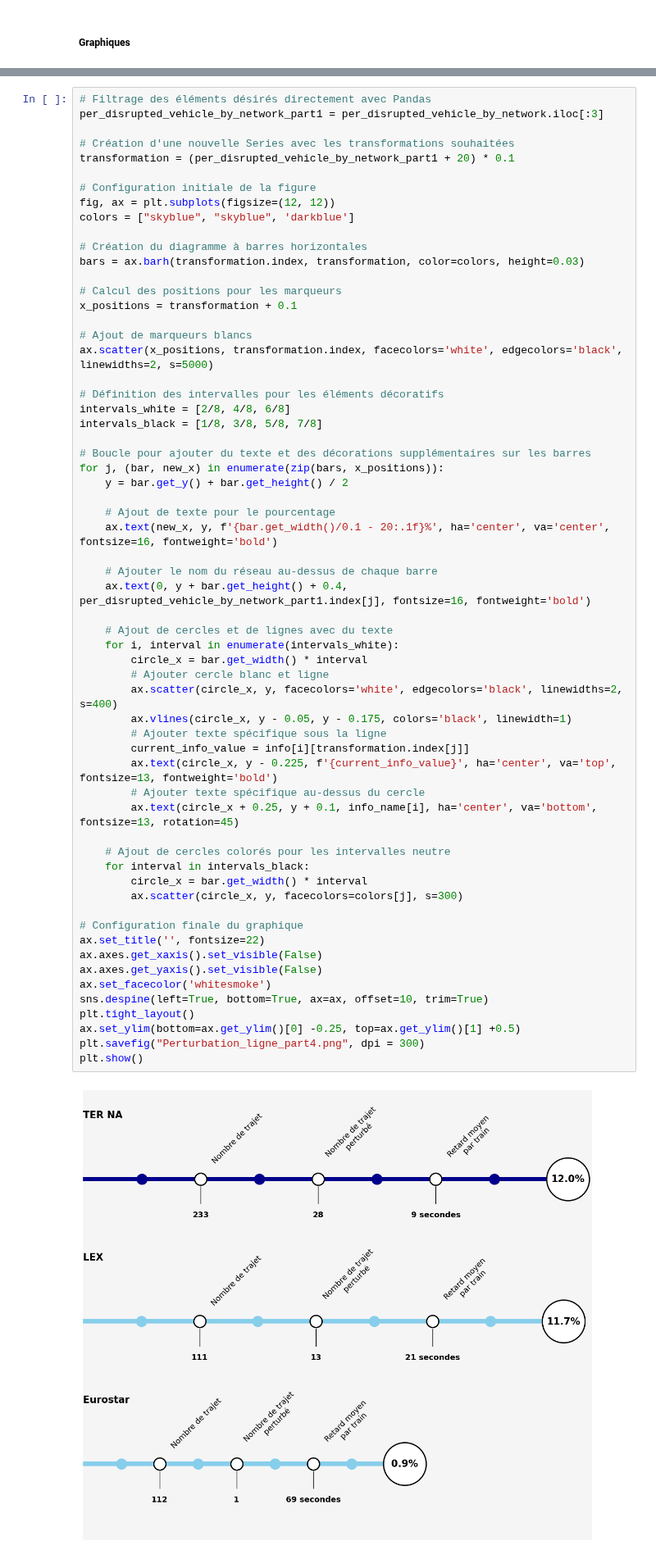
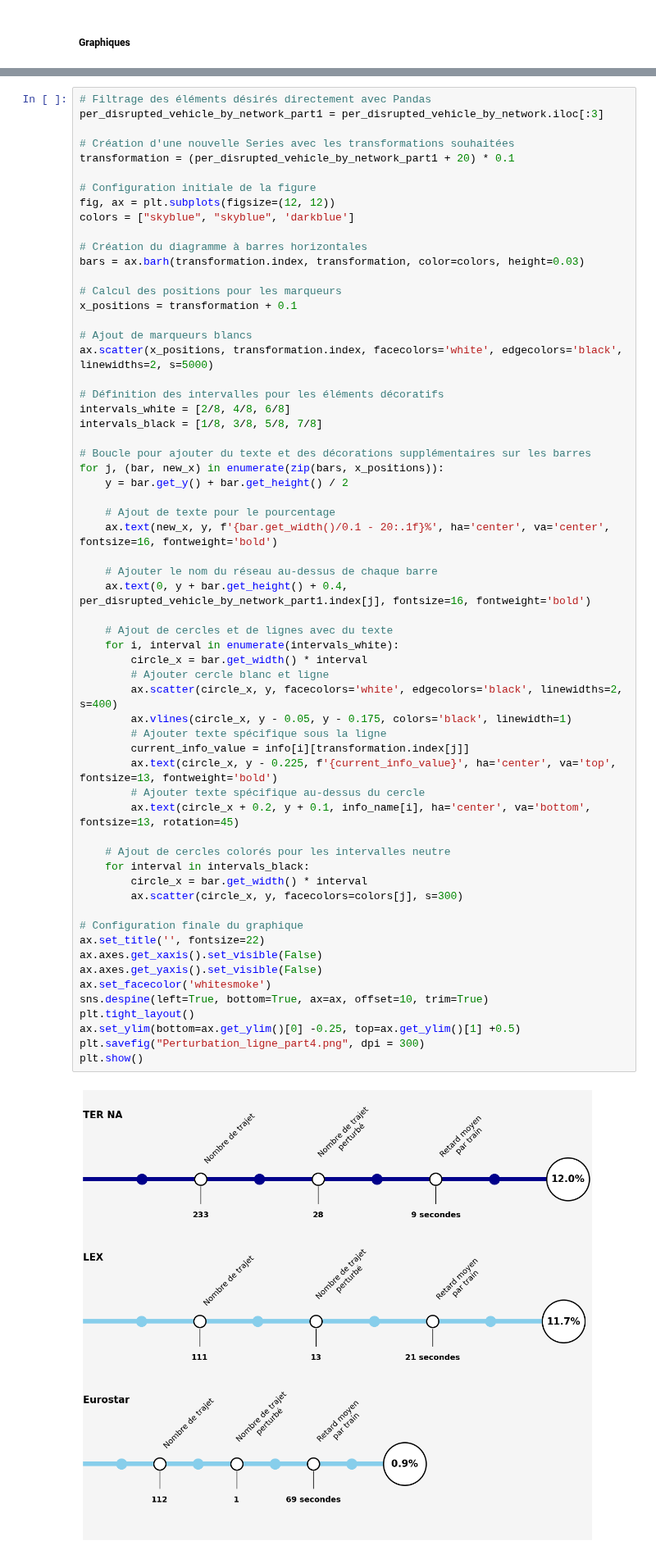
Before and after one commit to KylianSts/Perturbations_transport_public, a Jupyter notebook: TGV_TER_database_analysis.ipynb, the cells around one changed output, grey strips where cells are left out. Shown at 82% size. Cells and saved outputs as stored; diff of their text form.

```diff
--- a/TGV_TER_database_analysis.ipynb
+++ b/TGV_TER_database_analysis.ipynb
@@ -545,32 +545,32 @@ for j, (bar, new_x) in enumerate(zip(bars, x_positions)):
     # Ajouter le nom du réseau au-dessus de chaque barre
     ax.text(0, y + bar.get_height() + 0.4, per_disrupted_vehicle_by_network_part1.index[j], fontsize=16, fontweight='bold')
 
     # Ajout de cercles et de lignes avec du texte
     for i, interval in enumerate(intervals_white):
         circle_x = bar.get_width() * interval
         # Ajouter cercle blanc et ligne
         ax.scatter(circle_x, y, facecolors='white', edgecolors='black', linewidths=2, s=400)
         ax.vlines(circle_x, y - 0.05, y - 0.175, colors='black', linewidth=1)
         # Ajouter texte spécifique sous la ligne
         current_info_value = info[i][transformation.index[j]]
         ax.text(circle_x, y - 0.225, f'{current_info_value}', ha='center', va='top', fontsize=13, fontweight='bold')
         # Ajouter texte spécifique au-dessus du cercle
-        ax.text(circle_x + 0.25, y + 0.1, info_name[i], ha='center', va='bottom', fontsize=13, rotation=45)
+        ax.text(circle_x + 0.2, y + 0.1, info_name[i], ha='center', va='bottom', fontsize=13, rotation=45)
 
     # Ajout de cercles colorés pour les intervalles neutre
     for interval in intervals_black:
         circle_x = bar.get_width() * interval
         ax.scatter(circle_x, y, facecolors=colors[j], s=300)
 
 # Configuration finale du graphique
 ax.set_title('', fontsize=22)
 ax.axes.get_xaxis().set_visible(False)
 ax.axes.get_yaxis().set_visible(False)
 ax.set_facecolor('whitesmoke')
 sns.despine(left=True, bottom=True, ax=ax, offset=10, trim=True)
 plt.tight_layout()
 ax.set_ylim(bottom=ax.get_ylim()[0] -0.25, top=ax.get_ylim()[1] +0.5)
 plt.savefig("Perturbation_ligne_part4.png", dpi = 300)
 plt.show()
 # %% [output]
-[figure, old version]
+[figure, new version]
```
Also changed, not shown: parts of 10 cells of this notebook.
